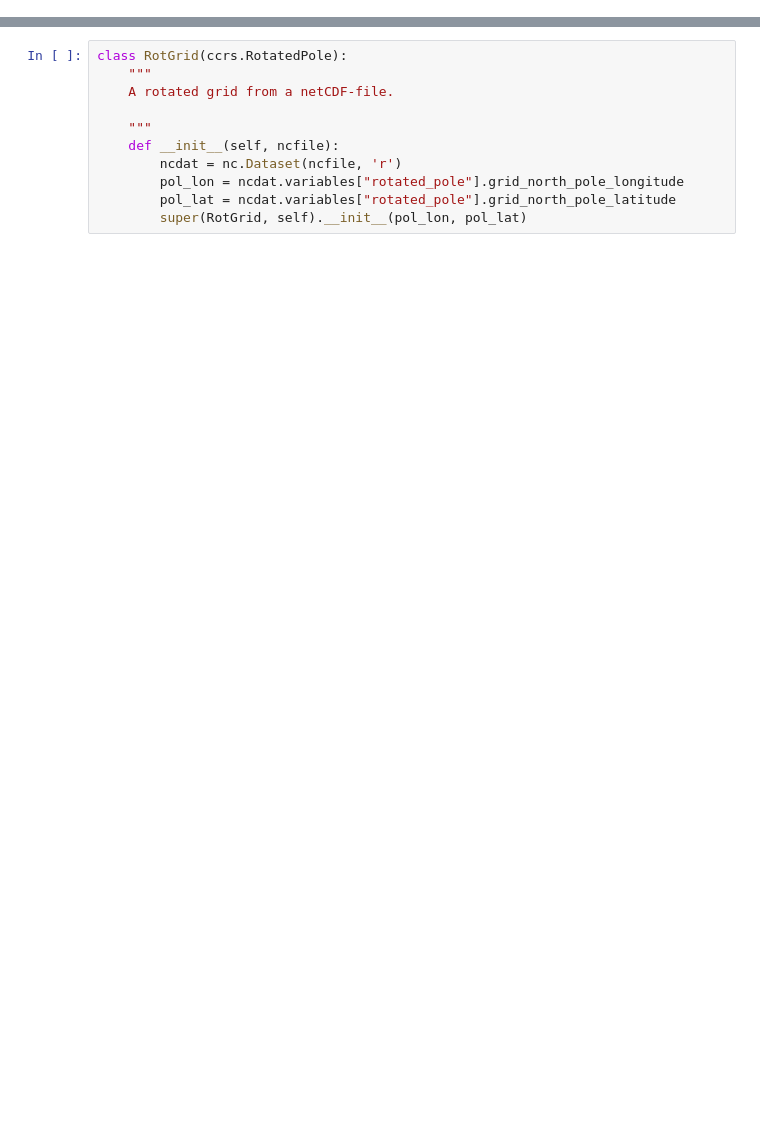
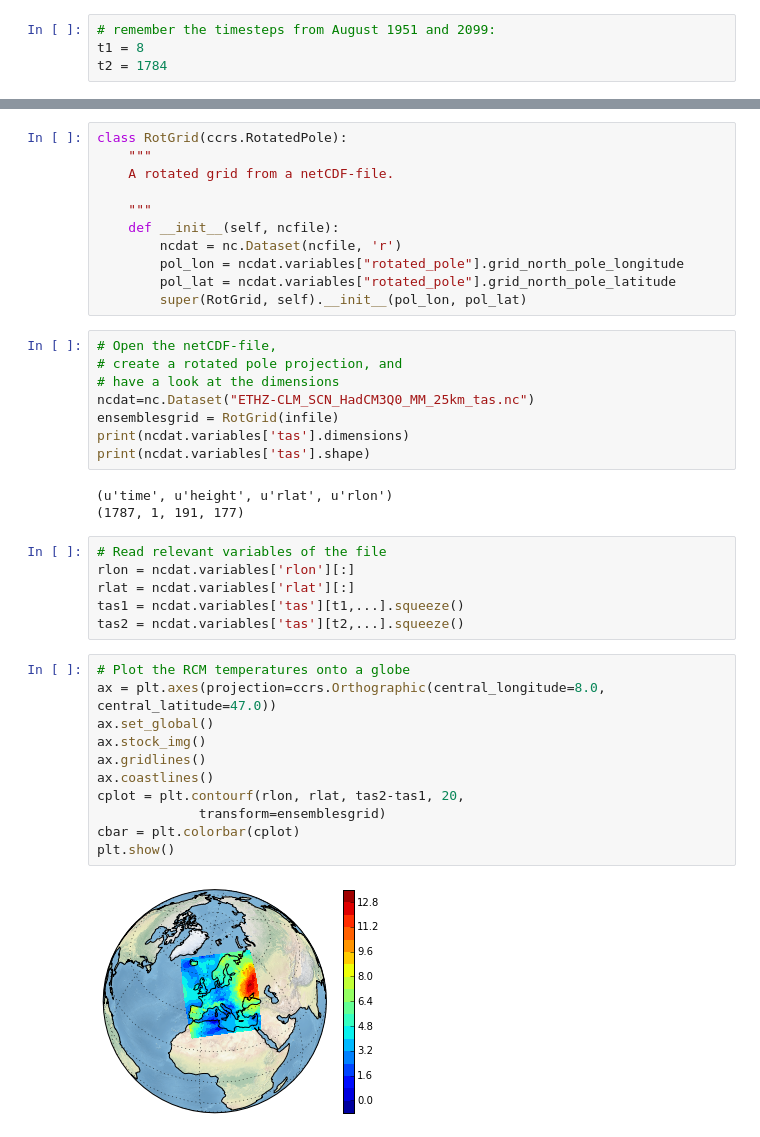
Before and after one commit to hvwaldow/pyws-BE-15-2-26, a Jupyter notebook: ex5/lecture5.ipynb, the cells around one changed output, grey strips where cells are left out. Drawn from its saved outputs; the diff is of its cells as text; blank space fills up the shorter version.

```diff
--- a/ex5/lecture5.ipynb
+++ b/ex5/lecture5.ipynb
@@ -95,0 +128,4 @@ class CH1903_LV03(ccrs.Projection):
+# %%
+# remember the timesteps from August 1951 and 2099:
+t1 = 8
+t2 = 1784
@@ -104,3 +146,33 @@ class RotGrid(ccrs.RotatedPole):
         pol_lon = ncdat.variables["rotated_pole"].grid_north_pole_longitude
         pol_lat = ncdat.variables["rotated_pole"].grid_north_pole_latitude
         super(RotGrid, self).__init__(pol_lon, pol_lat)
+# %%
+# Open the netCDF-file,
+# create a rotated pole projection, and
+# have a look at the dimensions
+ncdat=nc.Dataset("ETHZ-CLM_SCN_HadCM3Q0_MM_25km_tas.nc")
+ensemblesgrid = RotGrid(infile)
+print(ncdat.variables['tas'].dimensions)
+print(ncdat.variables['tas'].shape)
+# %% [output]
+(u'time', u'height', u'rlat', u'rlon')
+(1787, 1, 191, 177)
+# %%
+# Read relevant variables of the file
+rlon = ncdat.variables['rlon'][:]
+rlat = ncdat.variables['rlat'][:]
+tas1 = ncdat.variables['tas'][t1,...].squeeze()
+tas2 = ncdat.variables['tas'][t2,...].squeeze()
+# %%
+# Plot the RCM temperatures onto a globe
+ax = plt.axes(projection=ccrs.Orthographic(central_longitude=8.0, central_latitude=47.0))
+ax.set_global()
+ax.stock_img()
+ax.gridlines()
+ax.coastlines()
+cplot = plt.contourf(rlon, rlat, tas2-tas1, 20,
+             transform=ensemblesgrid)
+cbar = plt.colorbar(cplot)
+plt.show()
+# %% [output]
+[figure, added]
```
Also changed, not shown: parts of 26 cells of this notebook, 12 other files.
